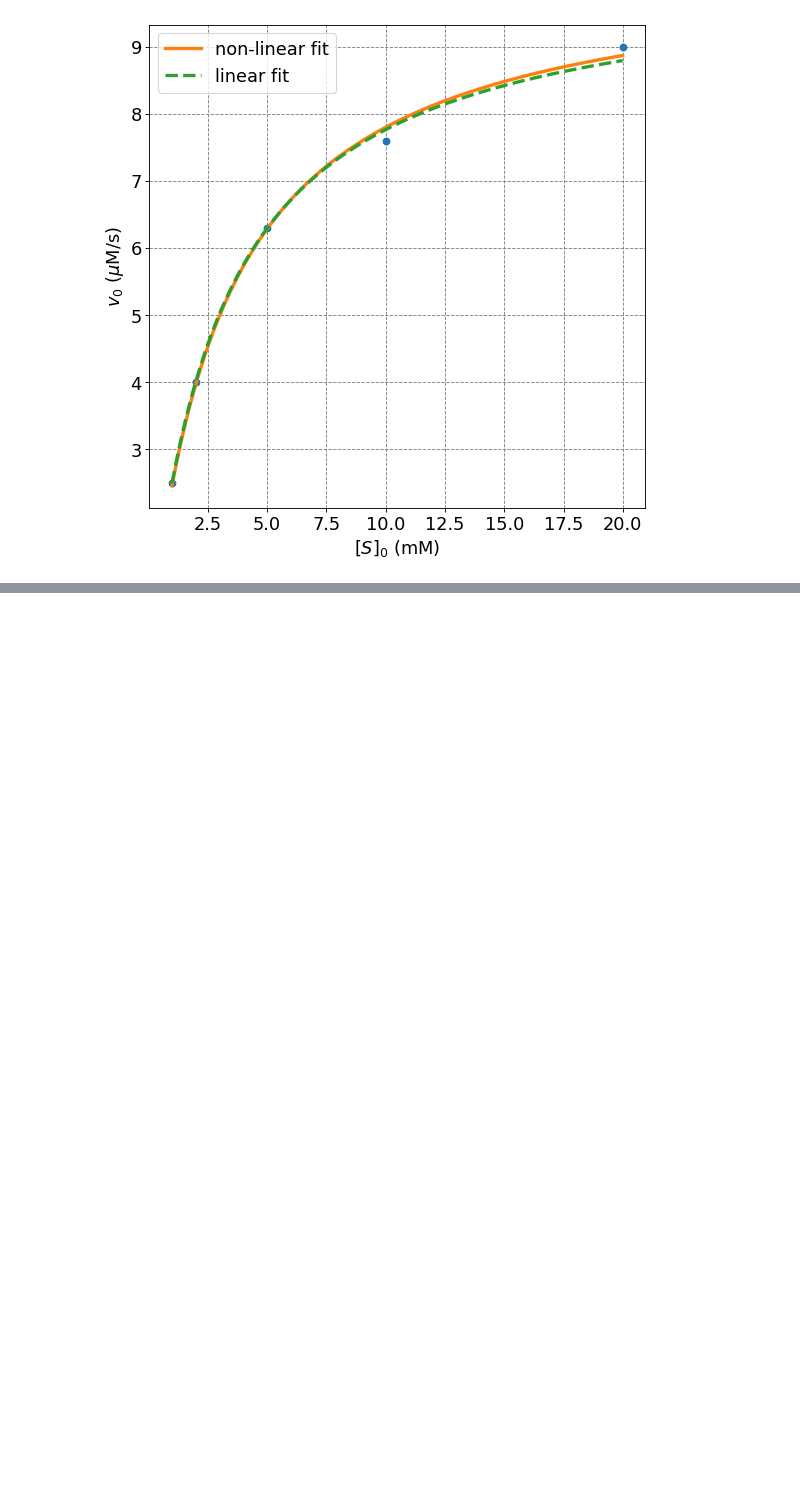
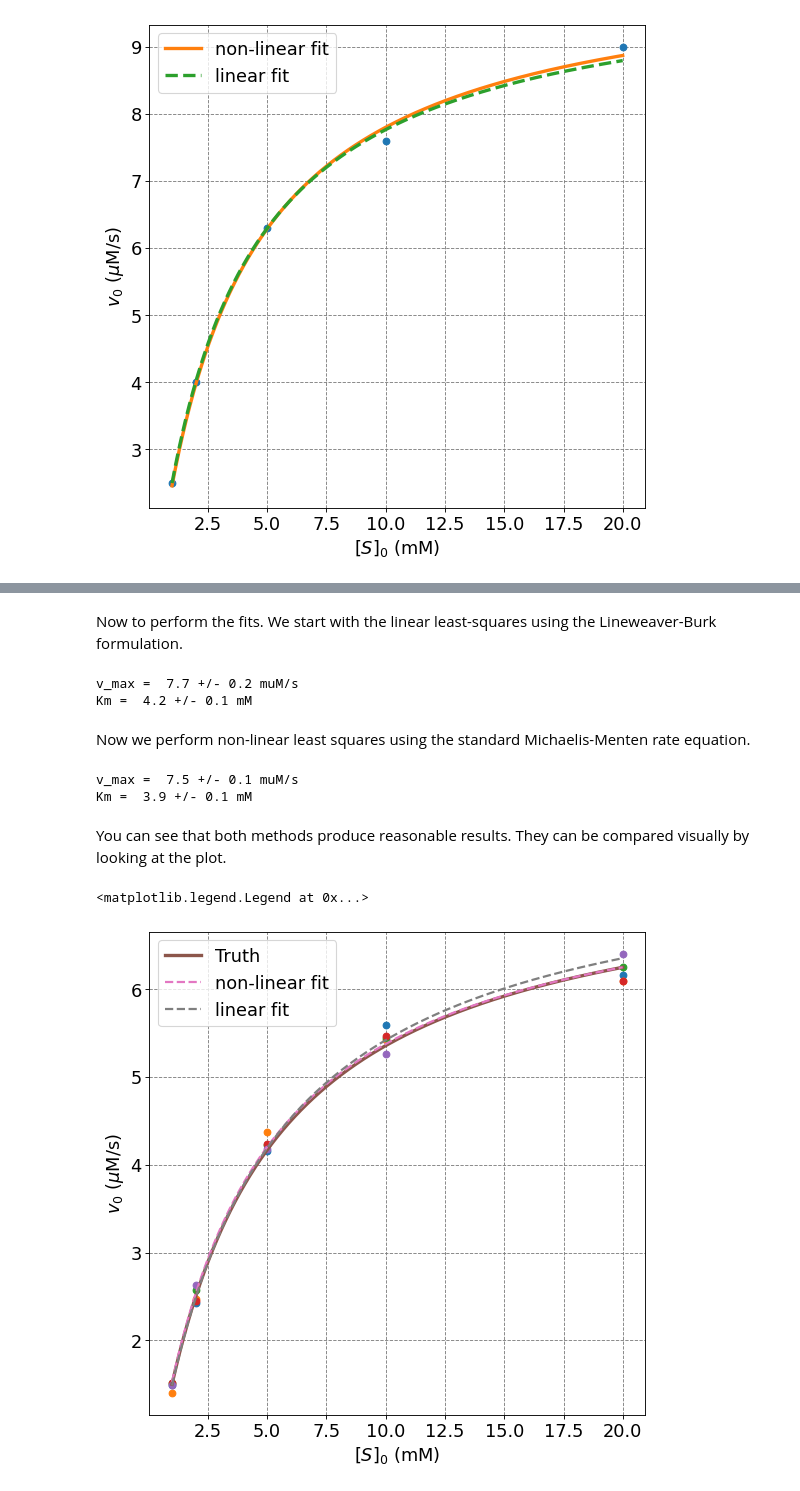
Before and after one commit to mccullaghlab/mccullaghlab.github.io, a Jupyter notebook: Chemistry_Lessons_Jupyter_Notebooks/_build/jupyter_execute/physical_chemistry/kinetics/Enzyme_Kinetics_Michaelis_Menten.ipynb, the cells around one changed output, grey strips where cells are left out. Saved outputs shown, nothing was run; the diff lists cells and outputs as text; code cells hidden in the pictures; blank space fills up the shorter version.

```diff
--- a/Chemistry_Lessons_Jupyter_Notebooks/_build/jupyter_execute/physical_chemistry/kinetics/Enzyme_Kinetics_Michaelis_Menten.ipynb
+++ b/Chemistry_Lessons_Jupyter_Notebooks/_build/jupyter_execute/physical_chemistry/kinetics/Enzyme_Kinetics_Michaelis_Menten.ipynb
@@ -311,0 +396,63 @@ plt.legend(fontsize=fontsize)
+# %% [markdown]
+Now to perform the fits.  We start with the linear least-squares using the Lineweaver-Burk formulation.
+# %%
+# perform linear fit
+# import least squares function from scipy library
+from scipy.optimize import curve_fit
+# define Michaelis-Menten function
+def mm_lineweaver_burke(s,m,b):
+    return m*s + b
+# make an initial guess of parameters
+popt_lwb, pcov = curve_fit(mm_lineweaver_burke, 1/s0_total.flatten(), 1/data.flatten())
+err_lwb = np.sqrt(np.diag(pcov))
+vmax_lwb = 1/popt_lwb[1]
+vmax_lwb_err = vmax_lwb*err_lwb[1]/popt_lwb[1]
+Km_lwb = popt_lwb[0]/popt_lwb[1]
+Km_lwb_err = Km_lwb*np.sqrt( (err_lwb[0]/popt_lwb[0])**2 + (err_lwb[1]/popt_lwb[1])**2)
+print("v_max = ", np.round(vmax_lwb,1),"+/-", np.round(vmax_lwb_err,1), "muM/s")
+print("Km = ", np.round(Km_lwb,1),"+/-", np.round(Km_lwb_err,1), "mM")
+# %% [output]
+v_max =  7.7 +/- 0.2 muM/s
+Km =  4.2 +/- 0.1 mM
+# %% [markdown]
+Now we perform non-linear least squares using the standard Michaelis-Menten rate equation.
+# %%
+# perform non-linear fit
+# import least squares function from scipy library
+from scipy.optimize import curve_fit
+# define Michaelis-Menten function
+def mm(s,vmax,Km):
+    return vmax*s/(Km + s)
+# make an initial guess of parameters
+x0 = np.array([1.0,1.0])
+popt, pcov = curve_fit(mm, s0_total.flatten(), data.flatten())
+err = np.sqrt(np.diag(pcov))
+print("v_max = ", np.round(popt[0],1),"+/-", np.round(err[0],1), "muM/s")
+print("Km = ", np.round(popt[1],1),"+/-", np.round(err[1],1), "mM")
+# %% [output]
+v_max =  7.5 +/- 0.1 muM/s
+Km =  3.9 +/- 0.1 mM
+# %% [markdown]
+You can see that both methods produce reasonable results.  They can be compared visually by looking at the plot.
+# %%
+# plot data
+import numpy as np
+import matplotlib.pyplot as plt
+%matplotlib inline
+# setup plot parameters
+fontsize=16
+fig, ax = plt.subplots(1,1,figsize=(8,8), dpi= 80, facecolor='w', edgecolor='k')
+ax.grid(b=True, which='major', axis='both', color='#808080', linestyle='--')
+ax.set_ylabel("$v_0$ ($\mu$M/s)",size=fontsize)
+ax.set_xlabel("$[S]_0$ (mM)",size=fontsize)
+ax.tick_params(axis='both',labelsize=fontsize)
+for i in range(n_trials):
+    ax.plot(s0,data[:,i],'o')
+s = np.arange(1,20,0.01)
+ax.plot(s,mm(s,vmax,Km),'-',lw=3,label="Truth")
+ax.plot(s,mm(s,popt[0],popt[1]),'--',lw=2,label="non-linear fit")
+ax.plot(s,mm(s,vmax_lwb,Km_lwb),'--',lw=2,label="linear fit")
+plt.legend(fontsize=fontsize)
+# %% [output]
+<matplotlib.legend.Legend at 0x...>
+[figure, added]
```
Also changed, not shown: parts of 20 cells of this notebook, 47 other files.
